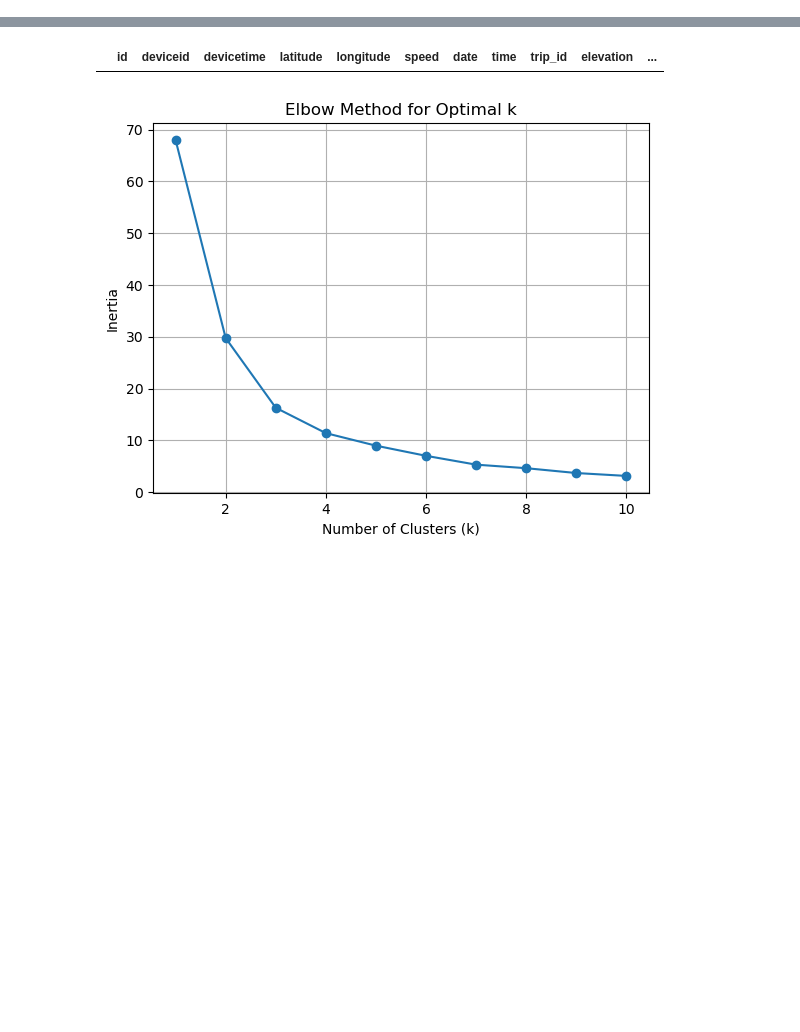
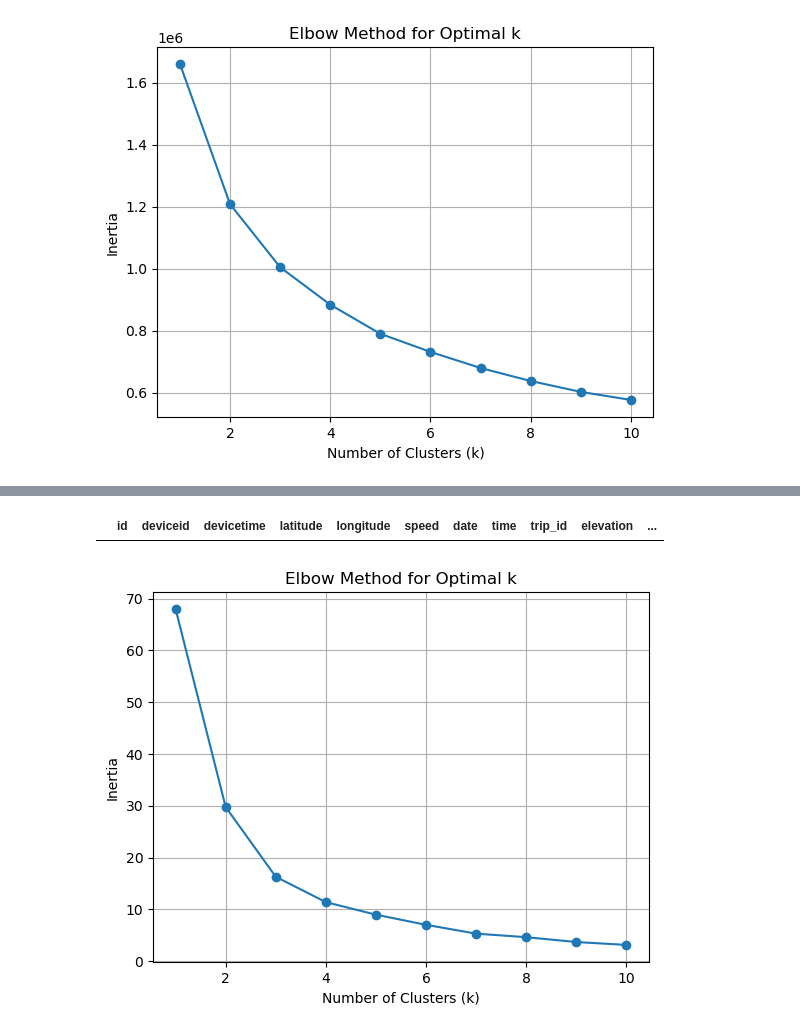
Before and after one commit to DriverBehaviour-FYP/Driver-Behaviour-Analysis, a Jupyter notebook: notebook/clustering/norms-method.ipynb, the cells around one changed output, grey strips where cells are left out. Saved outputs shown, nothing was run; the diff lists cells and outputs as text; code cells hidden in the pictures; blank space fills up the shorter version.

Commit message:
feat(create-norms-cluster): completed clustering and norms

```diff
--- a/notebook/clustering/norms-method.ipynb
+++ b/notebook/clustering/norms-method.ipynb
@@ -9,0 +8,2 @@ important_cols = ['speed_mean', 'speed_std', 'ele_X_speed_p', 'ele_X_speed_n', '
+# %%
+segments.dropna(inplace=True)
@@ -40,0 +42,59 @@ for rs_id in segments['road_section_id'].unique():
+# %%
+norms_df = pd.DataFrame(norms_list)
+norms_df = norms_df.set_index('road_section_id')
+norms_df.dropna(inplace=True)
+# %%
+important_cols = ['speed_mean', 'speed_std', 'ele_X_speed_p', 'ele_X_speed_n', 'average_acceleration', 'average_deacceleration', 'std_acc_dacc']
+segments_wrt_norms = []
+for ind, row in segments.iterrows():
+    data = {
+        'segment_id': row['segment_id'],
+        'road_section_id': row['road_section_id']
+    }
+    for col in important_cols:
+        data[col] = row[col] - norms_df.loc[row['road_section_id'],col]
+    segments_wrt_norms.append(data)
+# %%
+wrt_norms_df = pd.DataFrame(segments_wrt_norms)
+# %%
+import pandas as pd
+from sklearn.cluster import KMeans
+from sklearn.preprocessing import StandardScaler
+import matplotlib.pyplot as plt
+from sklearn.decomposition import PCA
+
+def elbow_method(data):
+  X = data.drop(columns = ["segment_id", "road_section_id"])
+
+  # Standardize the data (important for K-Means)
+  scaler = StandardScaler()
+  X_scaled = scaler.fit_transform(X)
+
+  # Apply PCA to reduce dimensionality
+  pca = PCA(n_components=4)  # Set the number of components as needed
+  principal_components = pca.fit_transform(X_scaled)
+
+  # Initialize lists to store inertia values for different k
+  inertia_values = []
+
+  # Determine a range of k values to test (e.g., from 1 to 10 clusters)
+  k_values = range(1, 11)
+
+  # Calculate inertia for each k value
+  for k in k_values:
+      kmeans = KMeans(n_clusters=k,n_init = 10, random_state=0)
+      kmeans.fit(principal_components)
+      inertia_values.append(kmeans.inertia_)
+
+  # Plot the elbow graph
+  plt.plot(k_values, inertia_values, marker='o', linestyle='-')
+  plt.xlabel('Number of Clusters (k)')
+  plt.ylabel('Inertia')
+  plt.title('Elbow Method for Optimal k')
+  plt.grid(True)
+  plt.show()
+
+
+elbow_method(wrt_norms_df)
+# %% [output]
+[figure, added]
```
Also changed, not shown: parts of 12 cells of this notebook, 1 other file.
